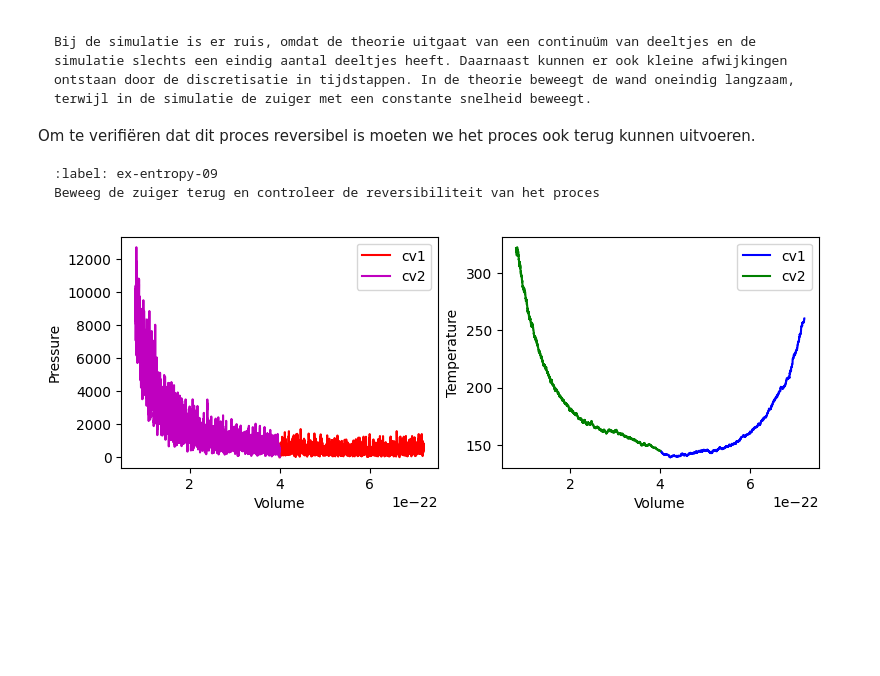
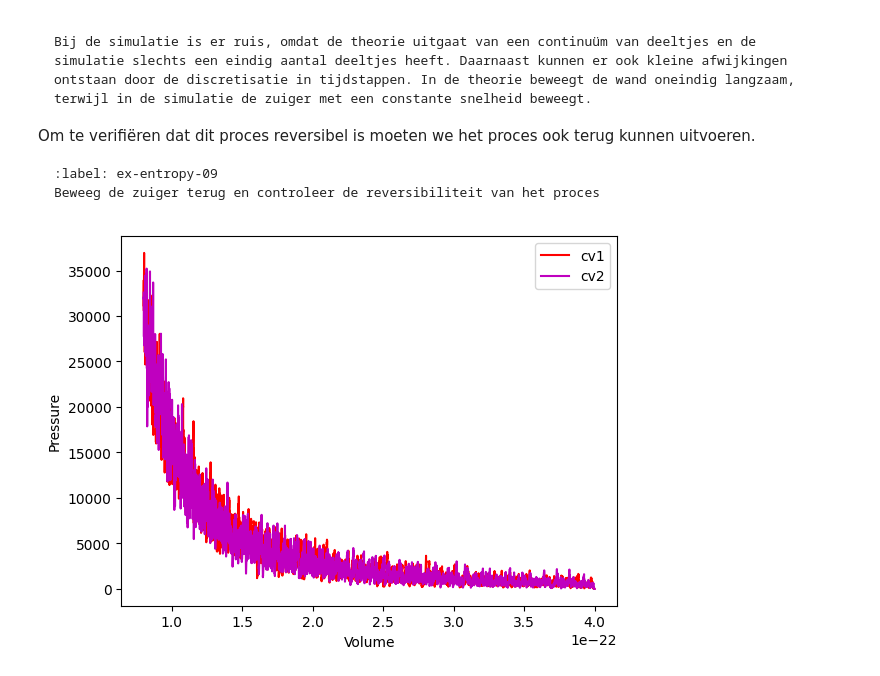
Before and after one commit to srimanp07/SrimanAbel, a Jupyter notebook: Content/PySim/9_entropie.ipynb, the cells around one changed output. Drawn from its saved outputs; the diff is of its cells as text; code cells hidden in the pictures; blank space fills up the shorter version.

```diff
--- a/Content/PySim/9_entropie.ipynb
+++ b/Content/PySim/9_entropie.ipynb
@@ -448,55 +448,91 @@ Beweeg de zuiger terug en controleer de reversibiliteit van het proces
 # %%
 # neem de vorige code tussen opgave 3 en 4 over en breidt deze uit.
 
 #your code/answer
 # runnen van de simulatie
 num_data = round(abs(BOX_SIZE_0 * 0.4 / (DT * V_PISTON_0)))
 
-volumes1 = np.zeros(num_data, dtype=float)
-pressures1 = np.zeros(num_data, dtype=float)
-temperatures1 = np.zeros(num_data, dtype=float)
-volumes2 = np.zeros(num_data, dtype=float)
-pressures2 = np.zeros(num_data, dtype=float)
-temperatures2 = np.zeros(num_data, dtype=float)
+vol1fwd = []
+pres1fwd = []
+temp1fwd = []
 
-cv1 = ControlVolume(BOX_SIZE_0, BOX_SIZE_0, 50, -V_PISTON_0, 0.5)
-cv2 = ControlVolume(BOX_SIZE_0, BOX_SIZE_0, 50, +V_PISTON_0, 0.5)
+vol1bwd = []
+pres1bwd = []
+temp1bwd = []
+vol2fwd = []
+pres2fwd = []
+temp2fwd = []
 
+vol2bwd = []
+pres2bwd = []
+temp2bwd = []
+
+cv1.v_piston = V_PISTON_0
+cv2.v_piston = -V_PISTON_0
+cv1 = ControlVolume(BOX_SIZE_0, BOX_SIZE_0, 50, V_PISTON_0, 0.5)
+cv2 = ControlVolume(BOX_SIZE_0, BOX_SIZE_0, 50, V_PISTON_0, 0.5)
+
+T0_1=cv1.temperature+cv2.temperature
 for i in range(num_data):
     cv1.take_time_step()
     cv2.take_time_step()
 
     average_temp = (cv1.temperature + cv2.temperature) / 2
     cv1.set_temp = average_temp
     cv2.set_temp = average_temp
 
-    volumes1[i] = cv1.area
-    pressures1[i] = cv1.pressure
-    temperatures1[i] = cv1.temperature
+    vol1fwd.append(cv1.area)
+    pres1fwd.append(cv1.pressure)
+    temp1fwd.append(cv1.temperature)
+    work_rev.append(cv1.work)
 
-    volumes2[i] = cv2.area
-    pressures2[i] = cv2.pressure
-    temperatures2[i] = cv2.temperature
+    vol2fwd.append(cv2.area)
+    pres2fwd.append(cv2.pressure)
+    temp2fwd.append(cv2.temperature)
+
+T1_1=cv1.temperature+cv2.temperature
+cv1.v_piston = 0
+cv2.v_piston = 0
+for i in range(int(0.5*num_data)):
+    cv1.take_time_step()
+    cv2.take_time_step()
+
+cv1.v_piston = -V_PISTON_0
+cv2.v_piston = V_PISTON_0
+for i in range(num_data):
+    cv1.take_time_step()
+    cv2.take_time_step()
+
+    average_temp = (cv1.temperature + cv2.temperature) / 2
+    cv1.set_temp = average_temp
+    cv2.set_temp = average_temp
+
+    vol1bwd.append(cv1.area)
+    pres1bwd.append(cv1.pressure)
+    temp1bwd.append(cv1.temperature)
+
+    vol2bwd.append(cv2.area)
+    pres2bwd.append(cv2.pressure)
+    temp2bwd.append(cv2.temperature)
 
 # plotten van de druk en temperatuur van beide volumes
-fig, (ax1, ax2) = plt.subplots(1, 2, figsize=(9, 3))
-ax1.set_xlabel('Volume')
-ax1.set_ylabel('Pressure')
-
-ax2.set_xlabel('Volume')
-ax2.set_ylabel('Temperature')
-fig.tight_layout
 
 #druk als functie van volume
-ax1.plot(volumes1, pressures1, '-r', label='cv1')
-ax1.plot(volumes2, pressures2, '-m',label='cv2')
-ax1.legend()
+plt.figure()
+plt.plot(vol1fwd, pres1fwd, '-r', label='cv1')
+plt.plot(vol2fwd, pres2fwd, '-m',label='cv2')
+plt.xlabel('Volume')
+plt.ylabel('Pressure')
+plt.legend()
 
 #temperatuur als functie van volume
-ax2.plot(volumes1, temperatures1, '-b',label='cv1')
-ax2.plot(volumes2, temperatures2, '-g',label='cv2')
-ax2.legend()
+plt.figure()
+plt.plot(vol1fwd, temp1fwd, '-b',label='cv1')
+plt.plot(vol2fwd, temp2fwd, '-g',label='cv2')
+plt.xlabel('Volume')
+plt.ylabel('Temperature')
+plt.legend()
 
 plt.show()
 # %% [output]
-[figure, old version]
+[figure, new version]
```
Also changed, not shown: parts of 11 cells of this notebook.
